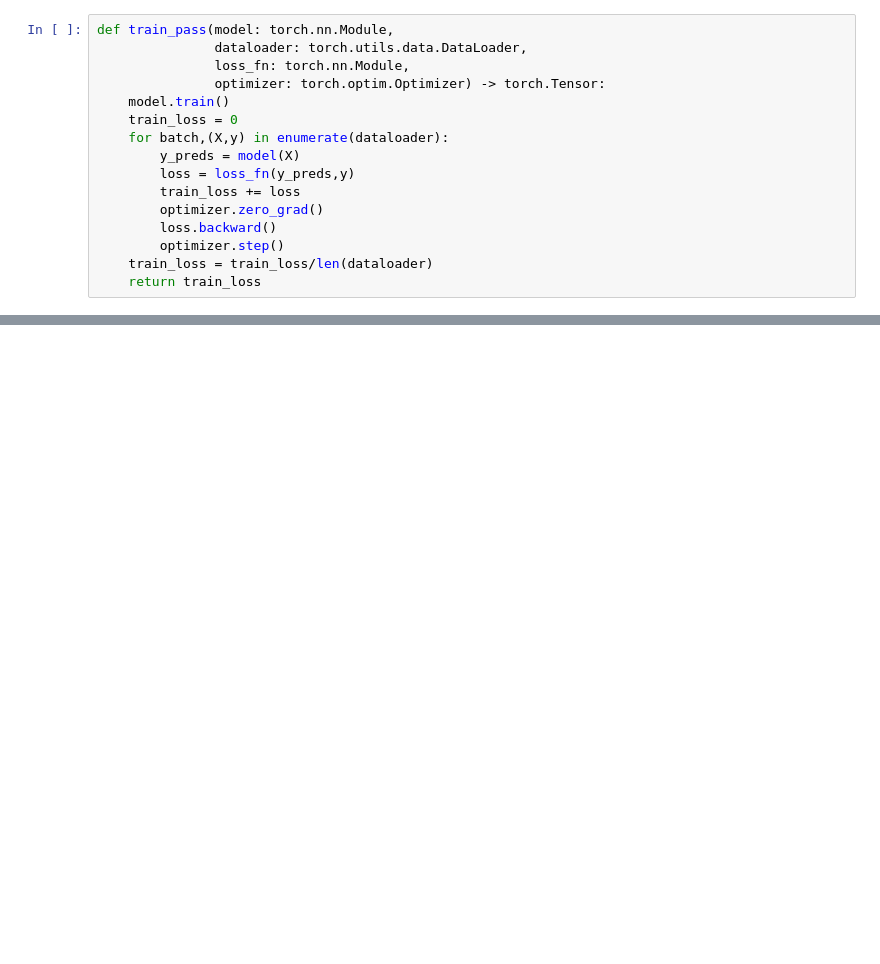
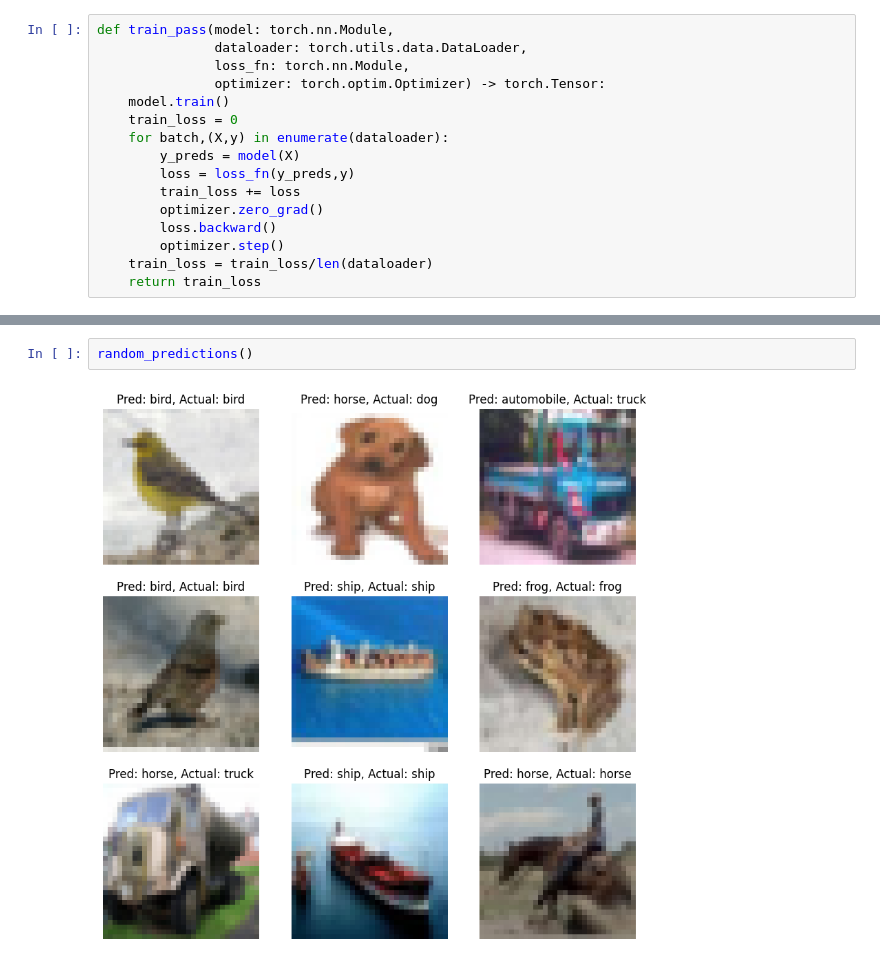
Before and after one commit to gad497/PyTorch_practice, a Jupyter notebook: Cifar10.ipynb, the cells around one changed output, grey strips where cells are left out. Drawn from its saved outputs; the diff is of its cells as text; blank space fills up the shorter version.

```diff
--- a/Cifar10.ipynb
+++ b/Cifar10.ipynb
@@ -184,0 +228,4 @@ tensor(17.5978, grad_fn=<DivBackward0>)
+# %%
+random_predictions()
+# %% [output]
+[figure, added]
```
Also changed, not shown: parts of 13 cells of this notebook.
